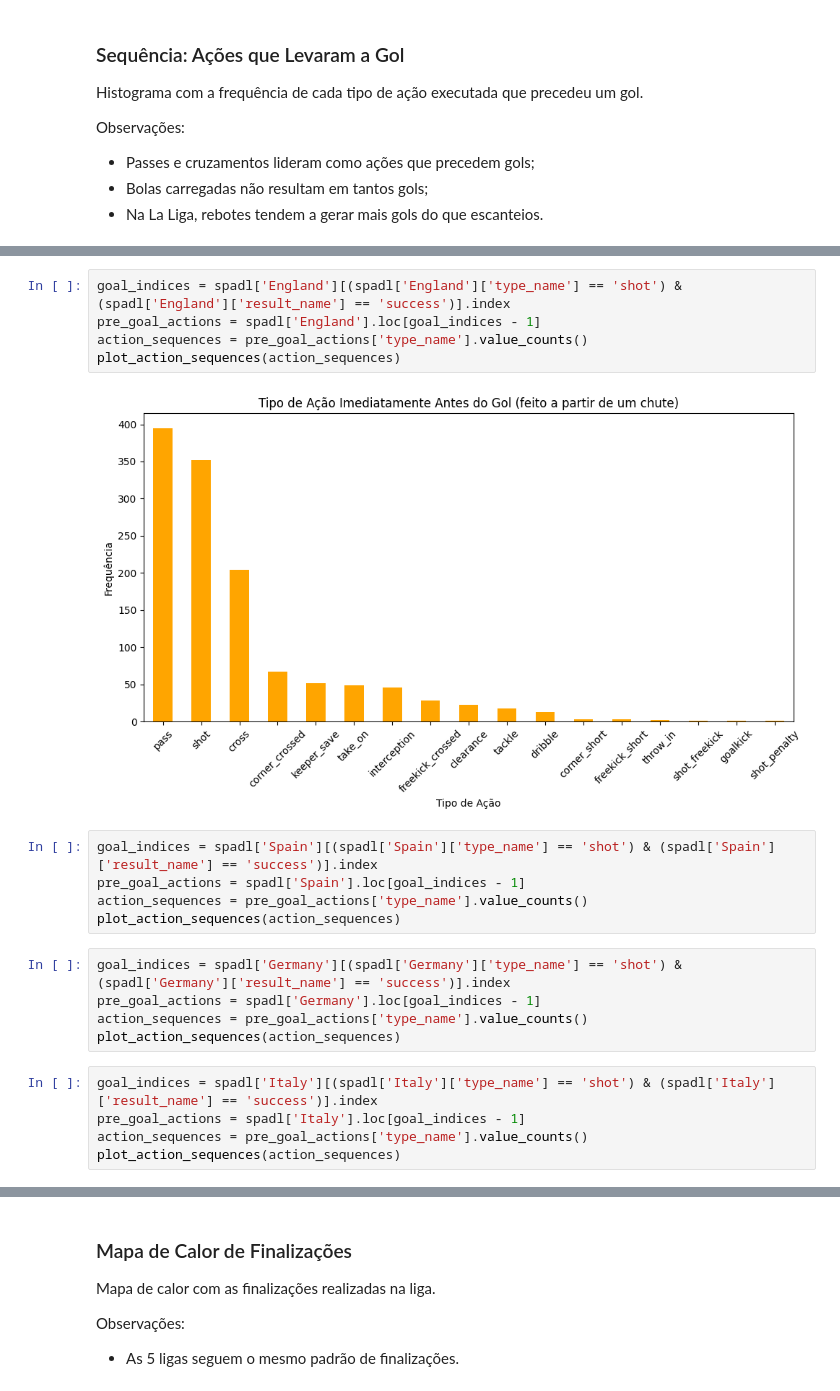
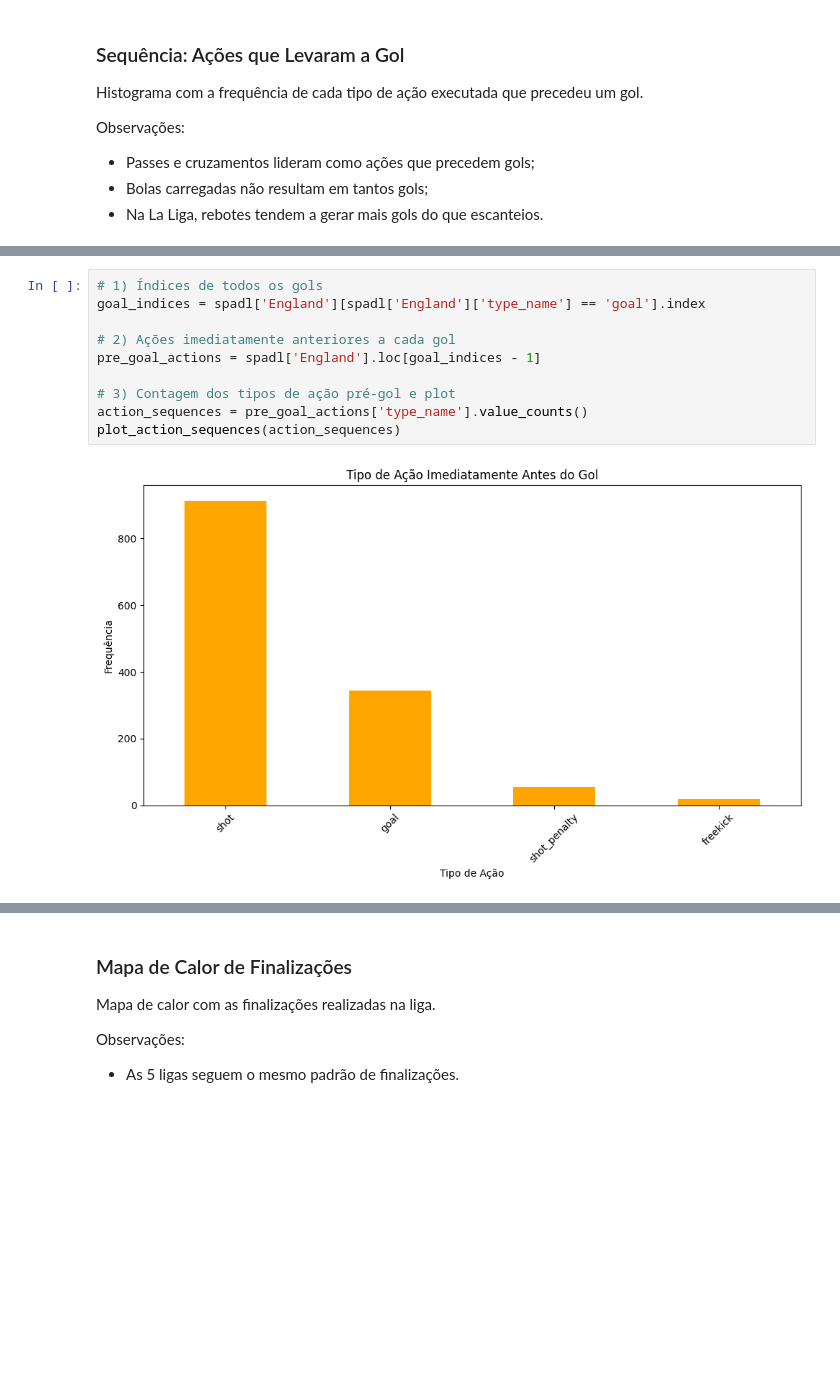
Before and after one commit to vinisilvag/cdaf-projeto, a Jupyter notebook: main.ipynb, the cells around one changed output, grey strips where cells are left out. Cells and saved outputs as stored; diff of their text form; blank space fills up the shorter version.

Commit message:
fix: visualizações e problemas do jdi

```diff
--- a/main.ipynb
+++ b/main.ipynb
@@ -306,22 +251,12 @@ Observações:
 # %%
-goal_indices = spadl['England'][(spadl['England']['type_name'] == 'shot') & (spadl['England']['result_name'] == 'success')].index
+# 1) Índices de todos os gols
+goal_indices = spadl['England'][spadl['England']['type_name'] == 'goal'].index
+
+# 2) Ações imediatamente anteriores a cada gol
 pre_goal_actions = spadl['England'].loc[goal_indices - 1]
+
+# 3) Contagem dos tipos de ação pré-gol e plot
 action_sequences = pre_goal_actions['type_name'].value_counts()
 plot_action_sequences(action_sequences)
 # %% [output]
-[figure, old version]
+[figure, new version]
-# %%
-goal_indices = spadl['Spain'][(spadl['Spain']['type_name'] == 'shot') & (spadl['Spain']['result_name'] == 'success')].index
-pre_goal_actions = spadl['Spain'].loc[goal_indices - 1]
-action_sequences = pre_goal_actions['type_name'].value_counts()
-plot_action_sequences(action_sequences)
-# %%
-goal_indices = spadl['Germany'][(spadl['Germany']['type_name'] == 'shot') & (spadl['Germany']['result_name'] == 'success')].index
-pre_goal_actions = spadl['Germany'].loc[goal_indices - 1]
-action_sequences = pre_goal_actions['type_name'].value_counts()
-plot_action_sequences(action_sequences)
-# %%
-goal_indices = spadl['Italy'][(spadl['Italy']['type_name'] == 'shot') & (spadl['Italy']['result_name'] == 'success')].index
-pre_goal_actions = spadl['Italy'].loc[goal_indices - 1]
-action_sequences = pre_goal_actions['type_name'].value_counts()
-plot_action_sequences(action_sequences)
```
Also changed, not shown: parts of 47 cells of this notebook, 1 other file.
